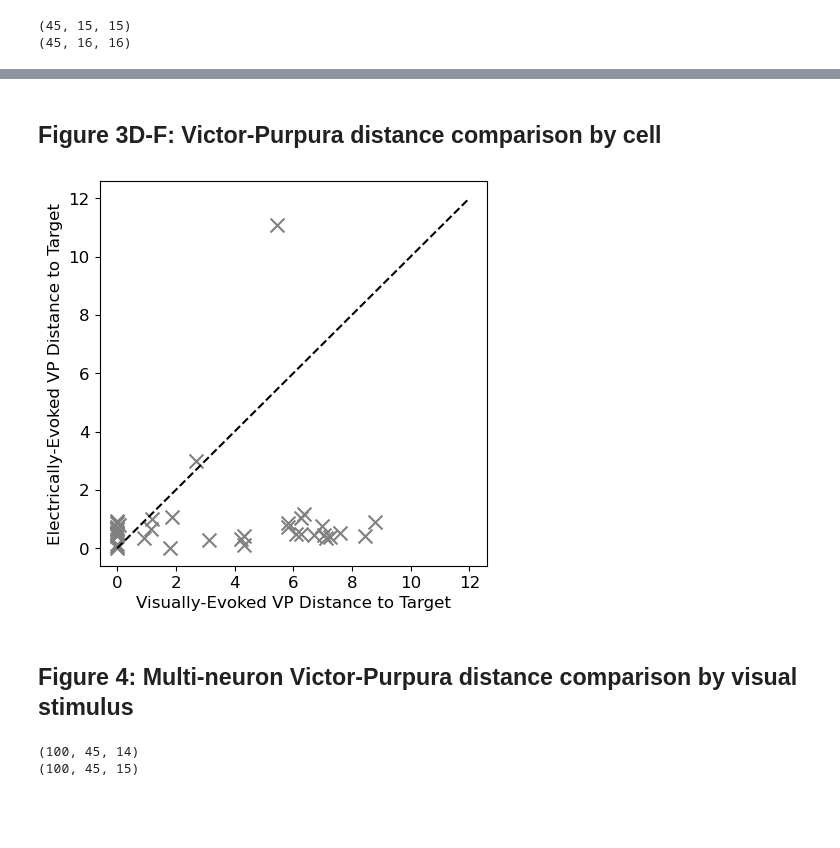
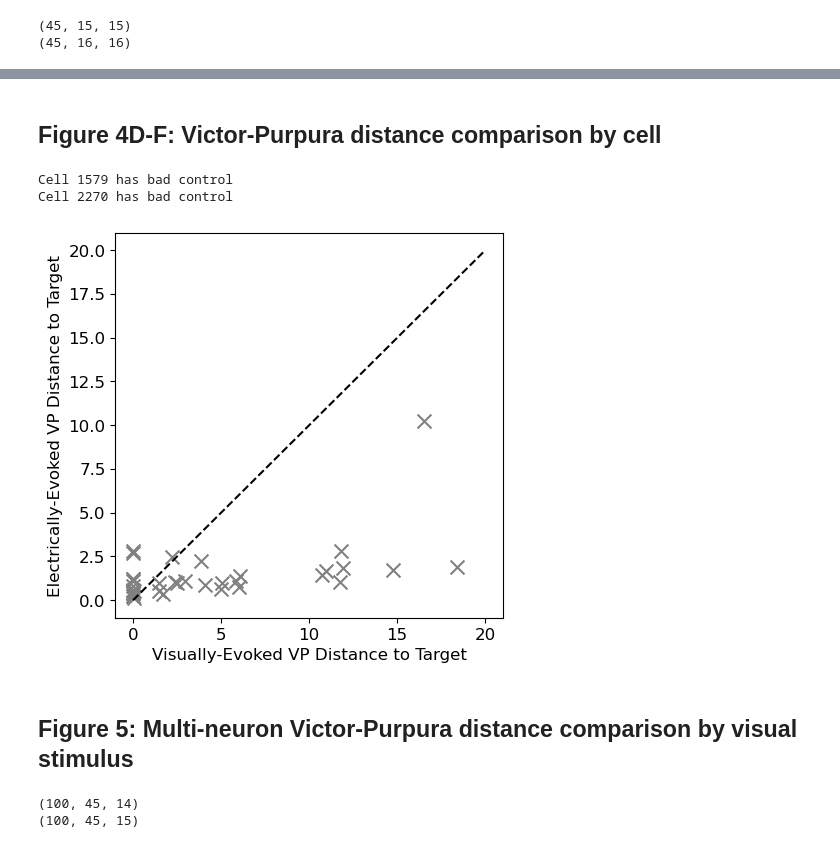
Before and after one commit to andrewjamesphillips/spike_train_reproduction, a Jupyter notebook: 30micron/figures.ipynb, the cells around one changed output, grey strips where cells are left out. Cells and saved outputs as stored; diff of their text form; code cells hidden in the pictures; blank space fills up the shorter version.

```diff
--- a/30micron/figures.ipynb
+++ b/30micron/figures.ipynb
@@ -1414,5 +1529,5 @@ ani.save('/Volumes/Lab/Users/ajphillips/iko/tmp/movies/estim_77.gif', writer=wri
 # %%
-natural_scene = 76
+natural_scene = 90
 
 frame_no = natural_scene+1
 vstim_trial = (response_indices[frame_no] - 30) // 100
@@ -1446,7 +1561,7 @@ print(estim_espont_responses.shape)
 (15, 45)
 (15, 45)
 # %%
-q = 1. / (25. * ms) # q=0 means no cost for any shift of spikes, q=np.inf means infinite cost for any spike shift and hence exclusion of spike shifts
+q = 1. / (10. * ms) # q=0 means no cost for any shift of spikes, q=np.inf means infinite cost for any spike shift and hence exclusion of spike shifts
 
 vstim_vp_distance = np.empty((vstim_spike_trains.shape[1], vstim_spike_trains.shape[0], vstim_spike_trains.shape[0]))
 for i in tqdm(range(vstim_spike_trains.shape[1])):
@@ -1474,7 +1589,7 @@ print(estim_espont_vp_distance.shape)
 (45, 16, 16)
 # %%
 # Make mask to exclude the bad edge cells
-mask = np.isin(selective_cells_of_interest, [6017,2086,62,1877,7098])
+mask = np.isin(selective_cells_of_interest, masked_cells)
 mask = np.logical_not(mask)
 # %%
 for c in range(len(selective_cells_of_interest)):
@@ -1606,0 +1724,16 @@ for c in range(len(selective_cells_of_interest)):
+# %%
+vstim_spike_counts = np.zeros((vstim_responses.shape[0], len(selective_cells_of_interest)))
+for i in range(vstim_responses.shape[0]):
+    for j in range(len(selective_cells_of_interest)):
+        vstim_spike_counts[i,j] = len(vstim_responses[i][j])
+
+estim_espont_spike_counts = np.zeros((estim_espont_responses.shape[0], len(selective_cells_of_interest)))
+for i in range(estim_espont_responses.shape[0]):
+    for j in range(len(selective_cells_of_interest)):
+        estim_espont_spike_counts[i,j] = len(estim_espont_responses[i][j])
+
+# Find the maximum spike counts for each population
+on_parasol_max_spike_count = np.max(np.mean(vstim_spike_counts[:,np.isin(selective_cells_of_interest, on_parasol_cells)], axis=0))
+off_parasol_max_spike_count = np.max(np.mean(vstim_spike_counts[:,np.isin(selective_cells_of_interest, off_parasol_cells)], axis=0))
+print(f"ON parasol max spike count: {on_parasol_max_spike_count}")
+print(f"OFF parasol max spike count: {off_parasol_max_spike_count}")
@@ -1607,5 +1822,5 @@ for c in range(len(selective_cells_of_interest)):
 # %% [markdown]
-## Figure 3D-F: Victor-Purpura distance comparison by cell
+## Figure 4D-F: Victor-Purpura distance comparison by cell
 # %%
 fig, ax = plt.subplots(1, 1, sharex=True, sharey=True, figsize=(5,5))
 
@@ -1622,6 +1837,9 @@ for c in range(len(selective_cells_of_interest)):
     estim_espont_vp = estim_espont_vp_distance[c,0,1:15]
 
     plt.scatter(np.mean(vstim_vp), np.mean(estim_espont_vp), color=color, marker='x', s=100)
+
+    if np.mean(vstim_vp) + 2 < np.mean(estim_espont_vp):
+        print(f"Cell {selective_cells_of_interest[c]} has bad control")
 
 for c in range(len(selective_cells_of_interest)):
 
@@ -1630,37 +1848,39 @@ for c in range(len(selective_cells_of_interest)):
         continue
 
     if this_cell in on_parasol_cells:
         color = 'blue'
     elif this_cell in off_parasol_cells:
         color = 'red'
     else:
         raise ValueError(f"Cell {this_cell} should not be included")
 
     vstim_vp = vstim_vp_distance[c,vstim_trial,[False if i == vstim_trial else True for i in range(vstim_vp_distance.shape[2])]]
     estim_espont_vp = estim_espont_vp_distance[c,0,1:15]
 
     plt.scatter(np.mean(vstim_vp), np.mean(estim_espont_vp), color=color, marker='X', s=200)
 
     # Add the cell number next to its point
     # plt.text(np.mean(vstim_vp), np.mean(estim_espont_vp), this_cell, fontsize=12)
 
 # Set the labels and title
 ax.set_xlabel('Visually-Evoked VP Distance to Target', fontsize=12)
 ax.set_ylabel('Electrically-Evoked VP Distance to Target', fontsize=12)
 
 # Make all ticks larger
 ax.tick_params(axis='both', which='major', labelsize=12)
 
 # Make a x=y line
-x = np.linspace(0, 12, 12)
+x = np.linspace(0, 20, 20)
 ax.plot(x, x, color='k', linestyle='--')
 
 # Show the plot
 plt.show()
 # %% [output]
+Cell 1579 has bad control
+Cell 2270 has bad control
-[figure, old version]
+[figure, new version]
 # %% [markdown]
-## Figure 4: Multi-neuron Victor-Purpura distance comparison by visual stimulus
+## Figure 5: Multi-neuron Victor-Purpura distance comparison by visual stimulus
 # %%
 def multiprocess_vp(frame_no):
 
```
Also changed, not shown: parts of 25 cells of this notebook.
